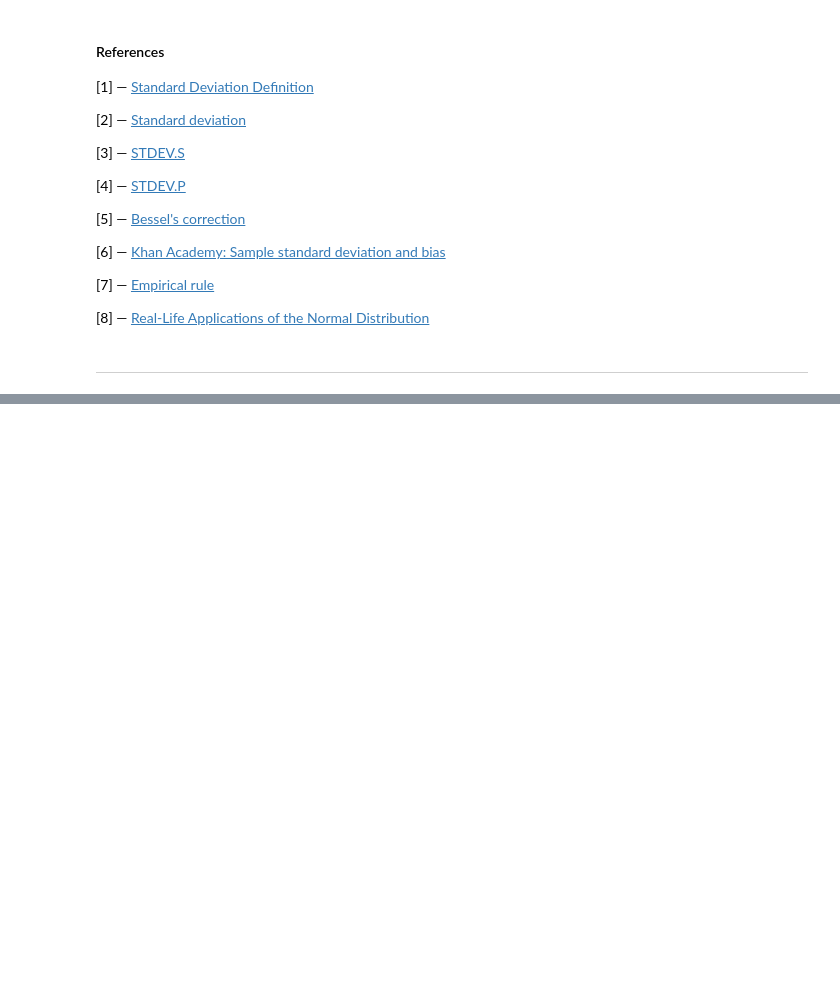
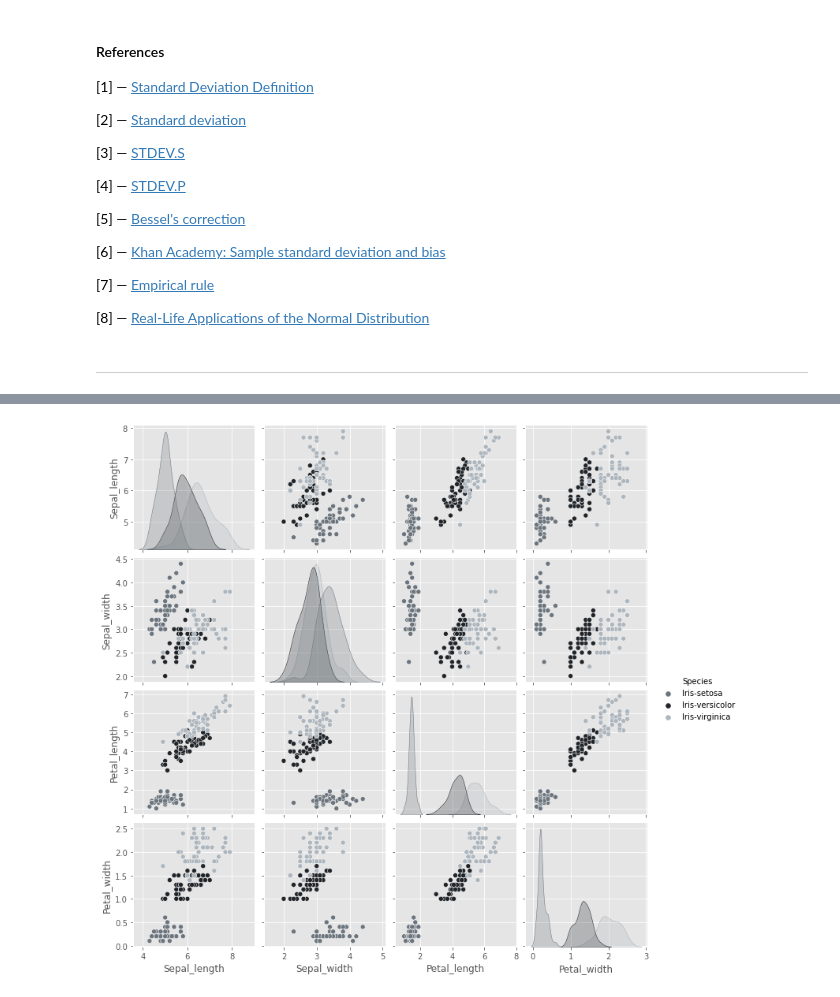
Before and after one commit to mizydorek/Machine-Learning-Tasks-2020, a Jupyter notebook: tasks.ipynb, the cells around one changed output, grey strips where cells are left out. Drawn from its saved outputs; the diff is of its cells as text; code cells hidden in the pictures; blank space fills up the shorter version.

```diff
--- a/tasks.ipynb
+++ b/tasks.ipynb
@@ -410,0 +468,4 @@ STD: 17.04458
+# %%
+sns.pairplot(data=df, hue="Species");
+# %% [output]
+[figure, added]
```
Also changed, not shown: parts of 5 cells of this notebook.
